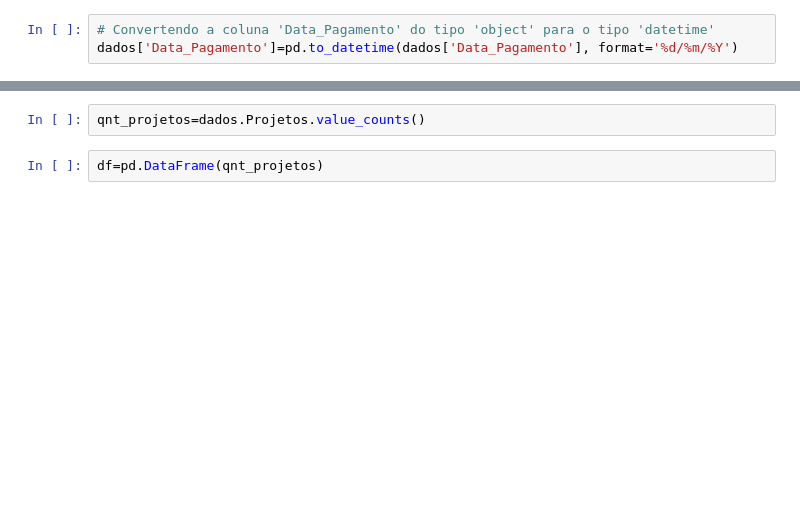
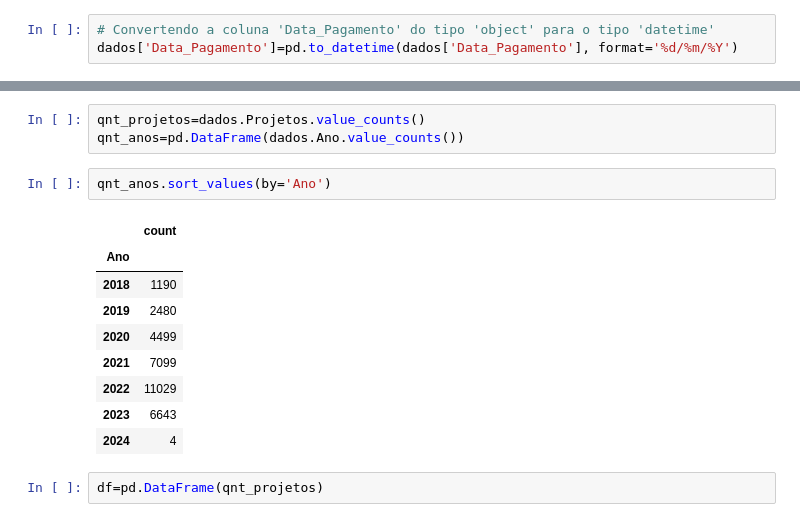
Before and after one commit to regislfreire/regislfreire, a Jupyter notebook: projeto01/exercicio_pandas.ipynb, the cells around one changed output, grey strips where cells are left out. Cells and saved outputs as stored; diff of their text form; blank space fills up the shorter version.

```diff
--- a/projeto01/exercicio_pandas.ipynb
+++ b/projeto01/exercicio_pandas.ipynb
@@ -102,4 +144,17 @@ dados
 # %%
 qnt_projetos=dados.Projetos.value_counts()
+qnt_anos=pd.DataFrame(dados.Ano.value_counts())
+# %%
+qnt_anos.sort_values(by='Ano')
+# %% [output]
+|  | count |
+| Ano |  |
+| 2018 | 1190 |
+| 2019 | 2480 |
+| 2020 | 4499 |
+| 2021 | 7099 |
+| 2022 | 11029 |
+| 2023 | 6643 |
+| 2024 | 4 |
 # %%
 df=pd.DataFrame(qnt_projetos)
```
Also changed, not shown: parts of 24 cells of this notebook.
